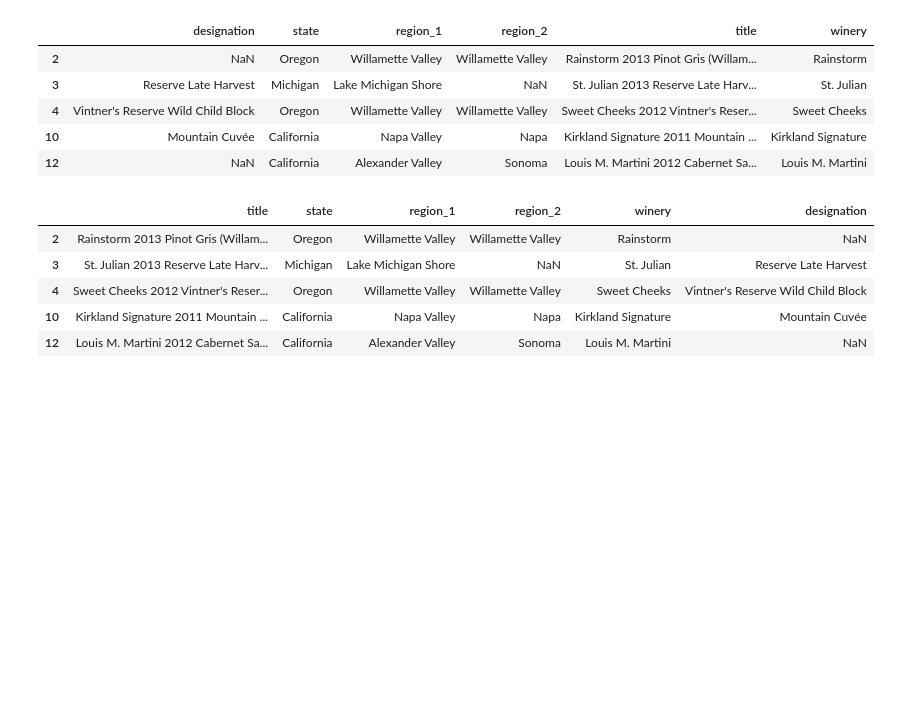
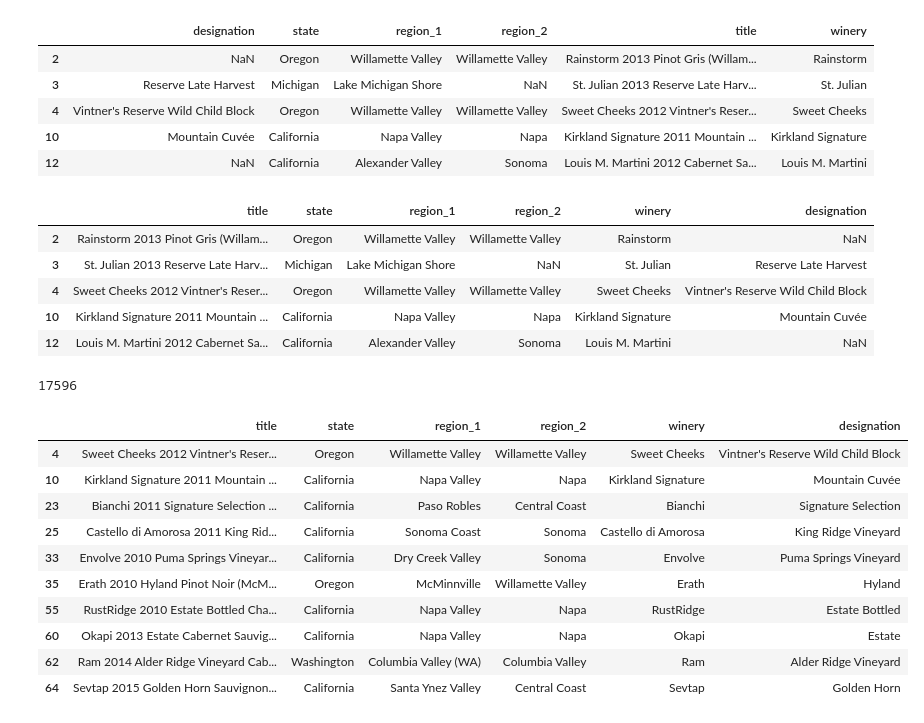
Before and after one commit to bholties/ETL, a Jupyter notebook: winery_data.ipynb, the cells around one changed output. Drawn from its saved outputs; the diff is of its cells as text; code cells hidden in the pictures; blank space fills up the shorter version.

Commit message:
pushing winery notebook with final edits

```diff
--- a/winery_data.ipynb
+++ b/winery_data.ipynb
@@ -98,3 +98,31 @@ winery_df_clean.head()
 | 4 | Sweet Cheeks 2012 Vintner's Reser... | Oregon | Willamette Valley | Willamette Valley | Sweet Cheeks | Vintner's Reserve Wild Child Block |
 | 10 | Kirkland Signature 2011 Mountain ... | California | Napa Valley | Napa | Kirkland Signature | Mountain Cuvée |
 | 12 | Louis M. Martini 2012 Cabernet Sa... | California | Alexander Valley | Sonoma | Louis M. Martini | NaN |
+# %%
+# check number of blank values in columns region 1, region 2, and designation
+
+winery_df_clean['region_1'].isnull().sum()
+winery_df_clean['region_2'].isnull().sum()
+winery_df_clean['designation'].isnull().sum()
+# %% [output]
+17596
+# %%
+# delete rows with NaN (blank values)
+
+winery_df_cleanup = winery_df_clean.dropna(subset = ['region_1'])
+winery_df_cleanup2 = winery_df_cleanup.dropna(subset = ['region_2'])
+winery_df_cleanup3 = winery_df_cleanup2.dropna(subset = ['designation'])
+
+winery_df_cleanup3.head(10)
+# %% [output]
+|  | title | state | region_1 | region_2 | winery | designation |
+| 4 | Sweet Cheeks 2012 Vintner's Reser... | Oregon | Willamette Valley | Willamette Valley | Sweet Cheeks | Vintner's Reserve Wild Child Block |
+| 10 | Kirkland Signature 2011 Mountain ... | California | Napa Valley | Napa | Kirkland Signature | Mountain Cuvée |
+| 23 | Bianchi 2011 Signature Selection ... | California | Paso Robles | Central Coast | Bianchi | Signature Selection |
+| 25 | Castello di Amorosa 2011 King Rid... | California | Sonoma Coast | Sonoma | Castello di Amorosa | King Ridge Vineyard |
+| 33 | Envolve 2010 Puma Springs Vineyar... | California | Dry Creek Valley | Sonoma | Envolve | Puma Springs Vineyard |
+| 35 | Erath 2010 Hyland Pinot Noir (McM... | Oregon | McMinnville | Willamette Valley | Erath | Hyland |
+| 55 | RustRidge 2010 Estate Bottled Cha... | California | Napa Valley | Napa | RustRidge | Estate Bottled |
+| 60 | Okapi 2013 Estate Cabernet Sauvig... | California | Napa Valley | Napa | Okapi | Estate |
+| 62 | Ram 2014 Alder Ridge Vineyard Cab... | Washington | Columbia Valley (WA) | Columbia Valley | Ram | Alder Ridge Vineyard |
+| 64 | Sevtap 2015 Golden Horn Sauvignon... | California | Santa Ynez Valley | Central Coast | Sevtap | Golden Horn |
```
